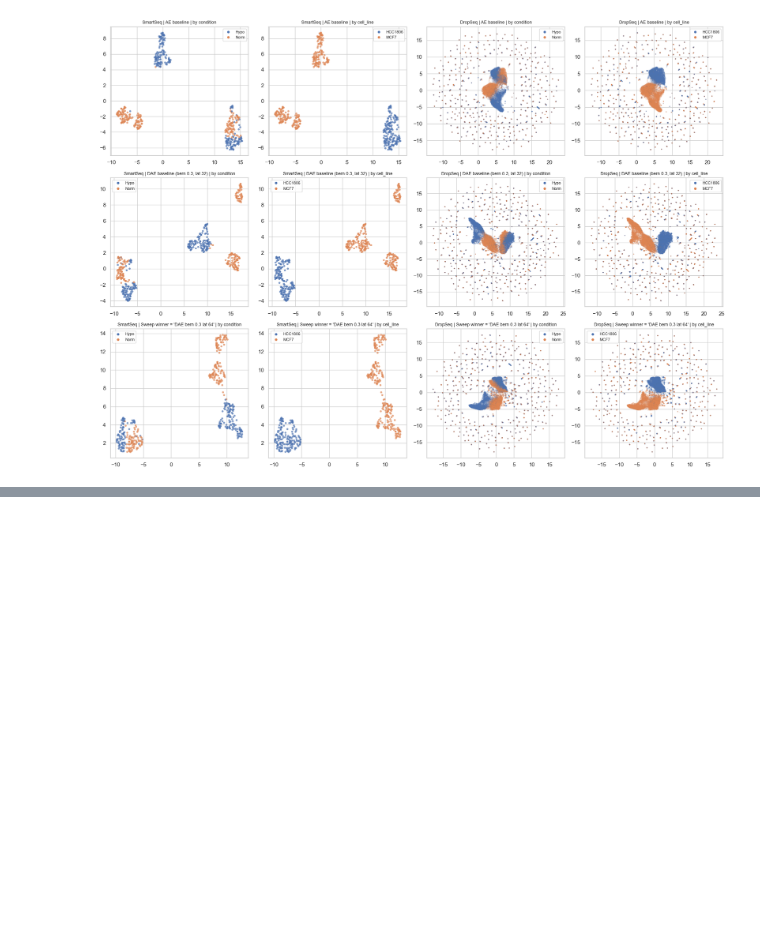
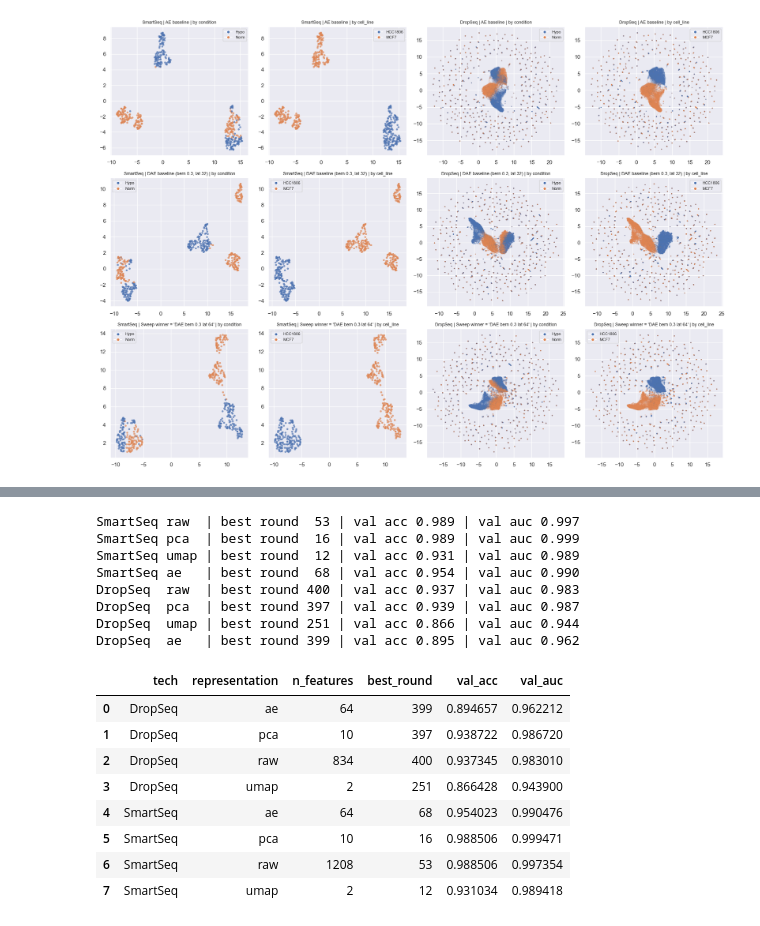
Before and after one commit to Hugo132645/ai-lab-gene-expression, a Jupyter notebook: notebooks/ai_lab_report_ramiro.ipynb, the cells around one changed output, grey strips where cells are left out. Cells and saved outputs as stored; diff of their text form; code cells hidden in the pictures; blank space fills up the shorter version.

```diff
--- a/notebooks/ai_lab_report_ramiro.ipynb
+++ b/notebooks/ai_lab_report_ramiro.ipynb
@@ -766,0 +863,40 @@ plt.tight_layout(); plt.show()
+# %%
+# --- Train XGBoost on every (technology x representation) with default params ---
+xgb_models = {}
+for tech in ('SmartSeq', 'DropSeq'):
+    R = xgb_reps[tech]
+    for rep_name, X in R['reps'].items():
+        X_tr, y_tr = X[R['m_tr']], R['y'][R['m_tr']]
+        X_va, y_va = X[R['m_va']], R['y'][R['m_va']]
+        model, history = train_xgboost(X_tr, y_tr, X_va, y_va)
+        xgb_models[(tech, rep_name)] = {'model': model, 'history': history}
+        print(f"{tech:<8} {rep_name:<4} | best round {history['best_iteration'] + 1:>3} | "
+              f"val acc {history['best_val_acc']:.3f} | val auc {history['best_val_auc']:.3f}")
+
+xgb_summary = pd.DataFrame([
+    {'tech': t, 'representation': r,
+     'n_features': xgb_reps[t]['reps'][r].shape[1],
+     'best_round': m['history']['best_iteration'] + 1,
+     'val_acc':    m['history']['best_val_acc'],
+     'val_auc':    m['history']['best_val_auc']}
+    for (t, r), m in xgb_models.items()
+]).sort_values(['tech', 'representation']).reset_index(drop=True)
+xgb_summary
+# %% [output]
+SmartSeq raw  | best round  53 | val acc 0.989 | val auc 0.997
+SmartSeq pca  | best round  16 | val acc 0.989 | val auc 0.999
+SmartSeq umap | best round  12 | val acc 0.931 | val auc 0.989
+SmartSeq ae   | best round  68 | val acc 0.954 | val auc 0.990
+DropSeq  raw  | best round 400 | val acc 0.937 | val auc 0.983
+DropSeq  pca  | best round 397 | val acc 0.939 | val auc 0.987
+DropSeq  umap | best round 251 | val acc 0.866 | val auc 0.944
+DropSeq  ae   | best round 399 | val acc 0.895 | val auc 0.962
+|  | tech | representation | n_features | best_round | val_acc | val_auc |
+| 0 | DropSeq | ae | 64 | 399 | 0.894657 | 0.962212 |
+| 1 | DropSeq | pca | 10 | 397 | 0.938722 | 0.986720 |
+| 2 | DropSeq | raw | 834 | 400 | 0.937345 | 0.983010 |
+| 3 | DropSeq | umap | 2 | 251 | 0.866428 | 0.943900 |
+| 4 | SmartSeq | ae | 64 | 68 | 0.954023 | 0.990476 |
+| 5 | SmartSeq | pca | 10 | 16 | 0.988506 | 0.999471 |
+| 6 | SmartSeq | raw | 1208 | 53 | 0.988506 | 0.997354 |
+| 7 | SmartSeq | umap | 2 | 12 | 0.931034 | 0.989418 |
```
Also changed, not shown: parts of 6 cells of this notebook, 2 other files.
